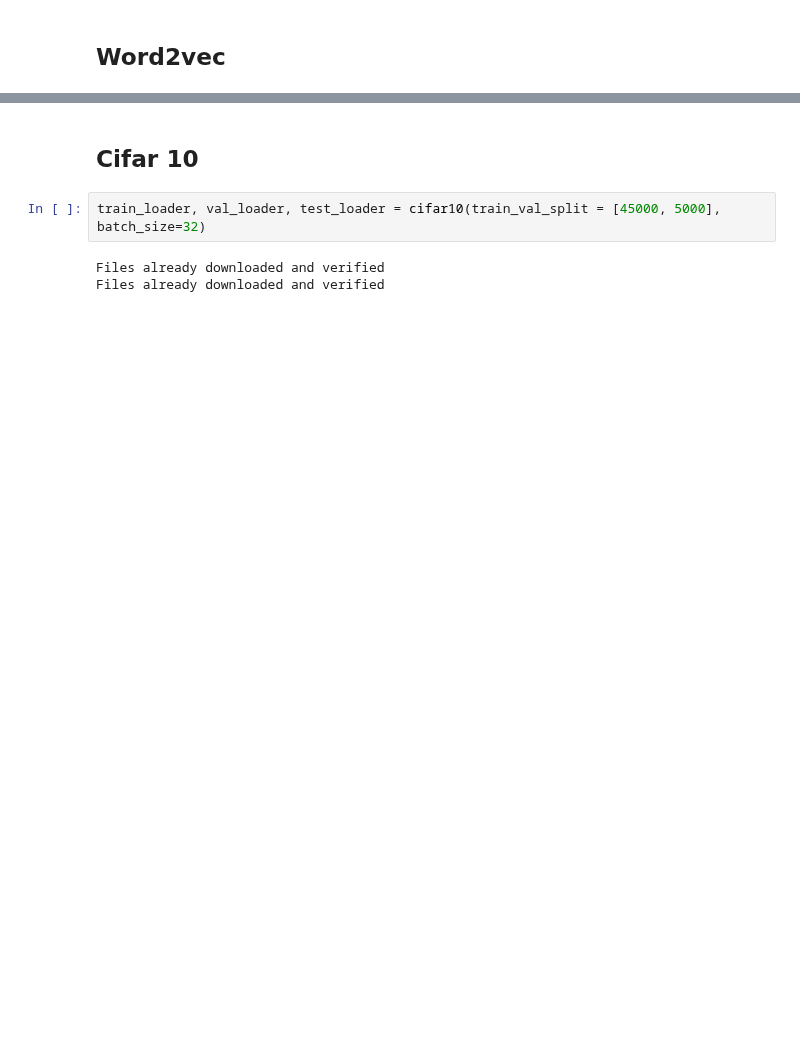
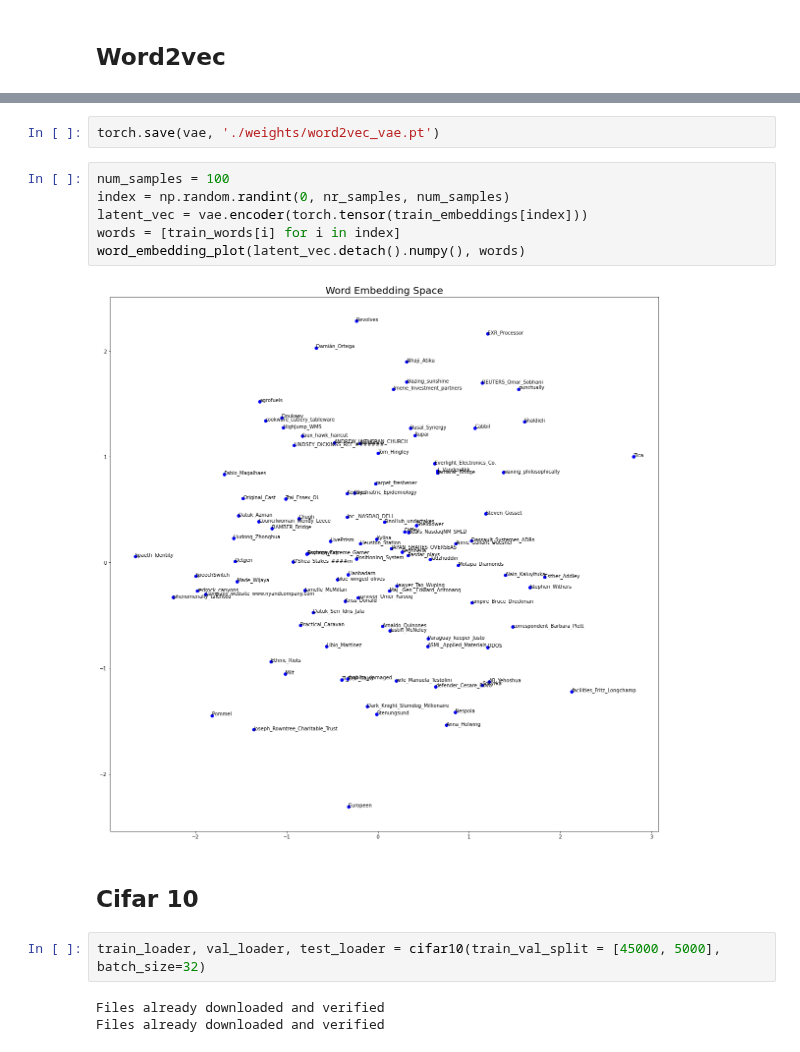
Before and after one commit to HUWENBIN2024/ML_Crowd_Modeling_and_Simulation, a Jupyter notebook: final_proj/src/vae.ipynb, the cells around one changed output, grey strips where cells are left out. Saved outputs shown, nothing was run; the diff lists cells and outputs as text; blank space fills up the shorter version.

```diff
--- a/final_proj/src/vae.ipynb
+++ b/final_proj/src/vae.ipynb
@@ -55,3 +42,13 @@ ep:  11 , train loss:  0.0005406612396240234 , val loss:  0.0005453214645385743
+# %%
+torch.save(vae, './weights/word2vec_vae.pt')
+# %%
+num_samples = 100
+index = np.random.randint(0, nr_samples, num_samples)
+latent_vec = vae.encoder(torch.tensor(train_embeddings[index]))
+words = [train_words[i] for i in index]
+word_embedding_plot(latent_vec.detach().numpy(), words)
+# %% [output]
+[figure, added]
 # %% [markdown]
 ## Cifar 10
 # %%
```
Also changed, not shown: parts of 10 cells of this notebook, 4 other files.
